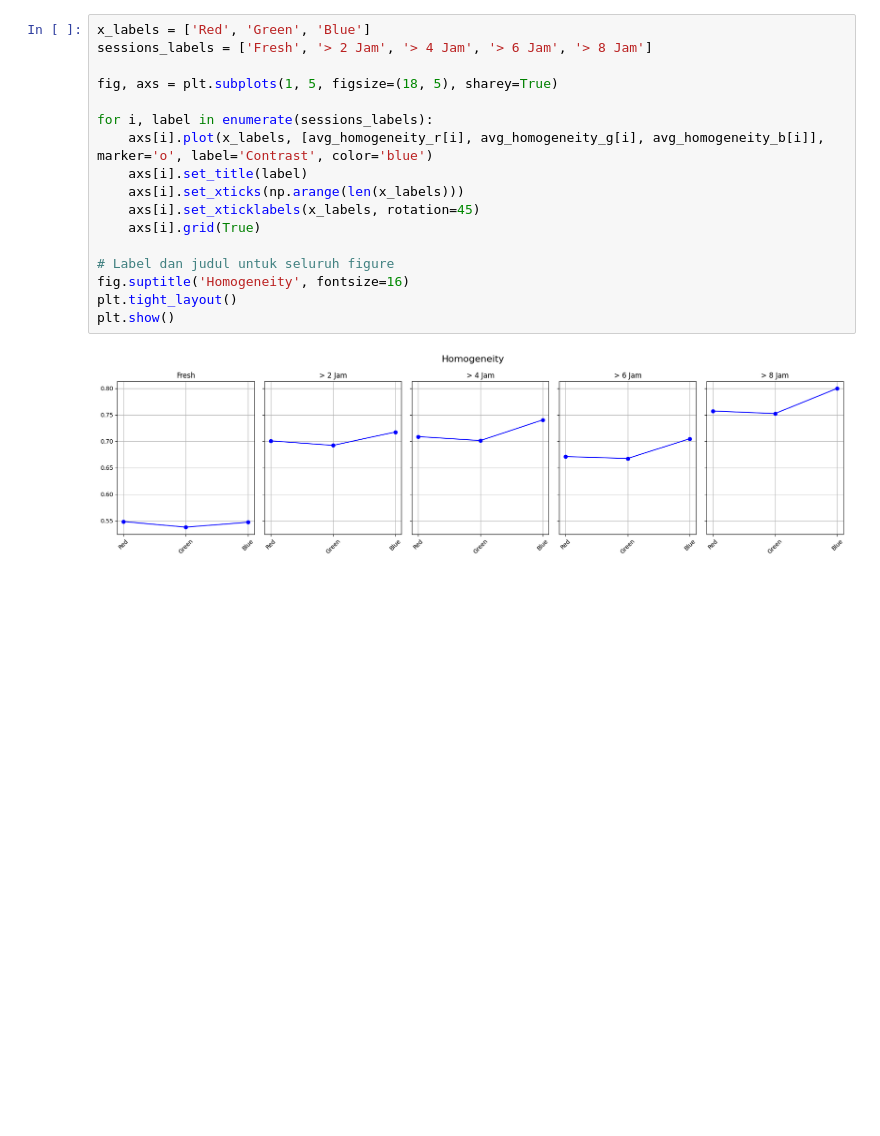
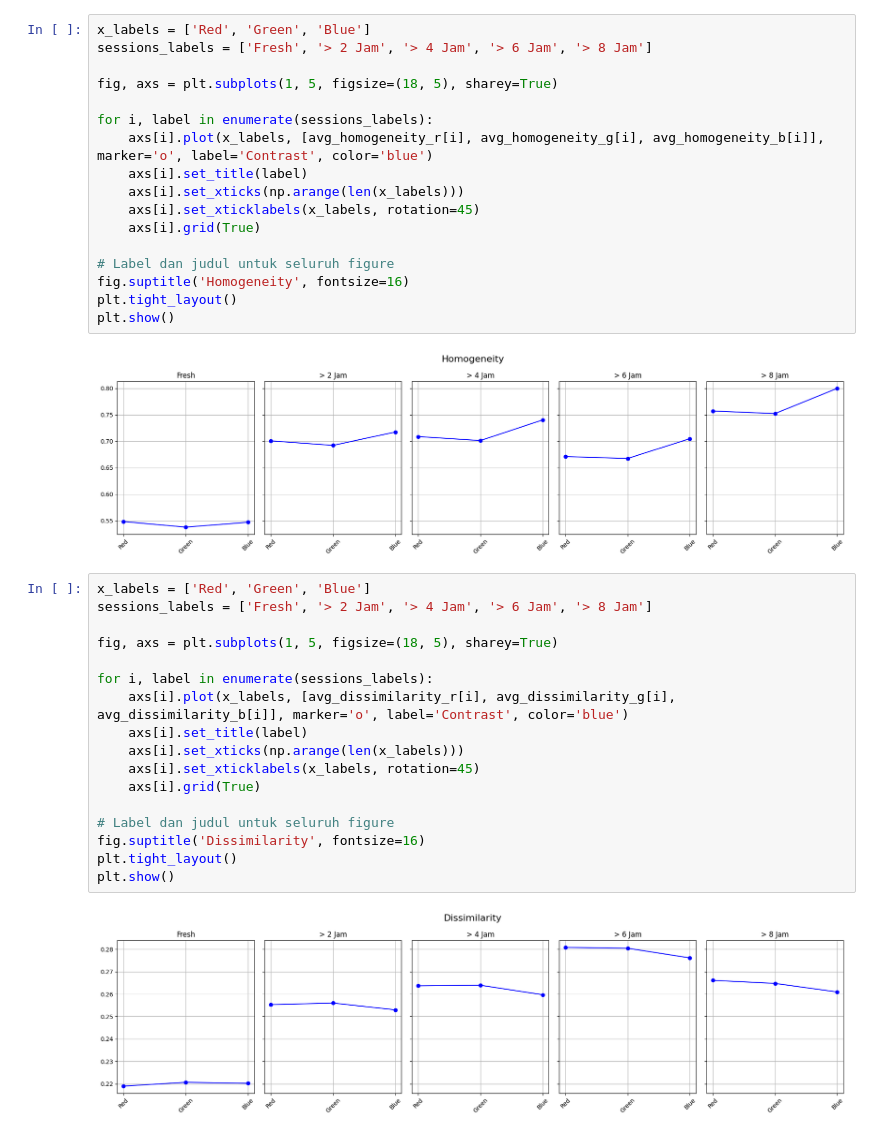
Before and after one commit to zeddlabs/coconut-milk-identification, a Jupyter notebook: dwt.ipynb, the cells around one changed output. Drawn from its saved outputs; the diff is of its cells as text; blank space fills up the shorter version.

```diff
--- a/dwt.ipynb
+++ b/dwt.ipynb
@@ -137,3 +156,22 @@ plt.tight_layout()
 plt.show()
 # %% [output]
 [figure]
+# %%
+x_labels = ['Red', 'Green', 'Blue']
+sessions_labels = ['Fresh', '> 2 Jam', '> 4 Jam', '> 6 Jam', '> 8 Jam']
+
+fig, axs = plt.subplots(1, 5, figsize=(18, 5), sharey=True)
+
+for i, label in enumerate(sessions_labels):
+    axs[i].plot(x_labels, [avg_dissimilarity_r[i], avg_dissimilarity_g[i], avg_dissimilarity_b[i]], marker='o', label='Contrast', color='blue')
+    axs[i].set_title(label)
+    axs[i].set_xticks(np.arange(len(x_labels)))
+    axs[i].set_xticklabels(x_labels, rotation=45)
+    axs[i].grid(True)
+
+# Label dan judul untuk seluruh figure
+fig.suptitle('Dissimilarity', fontsize=16)
+plt.tight_layout()
+plt.show()
+# %% [output]
+[figure, added]
```
Also changed, not shown: parts of 5 cells of this notebook, 1 other file.
